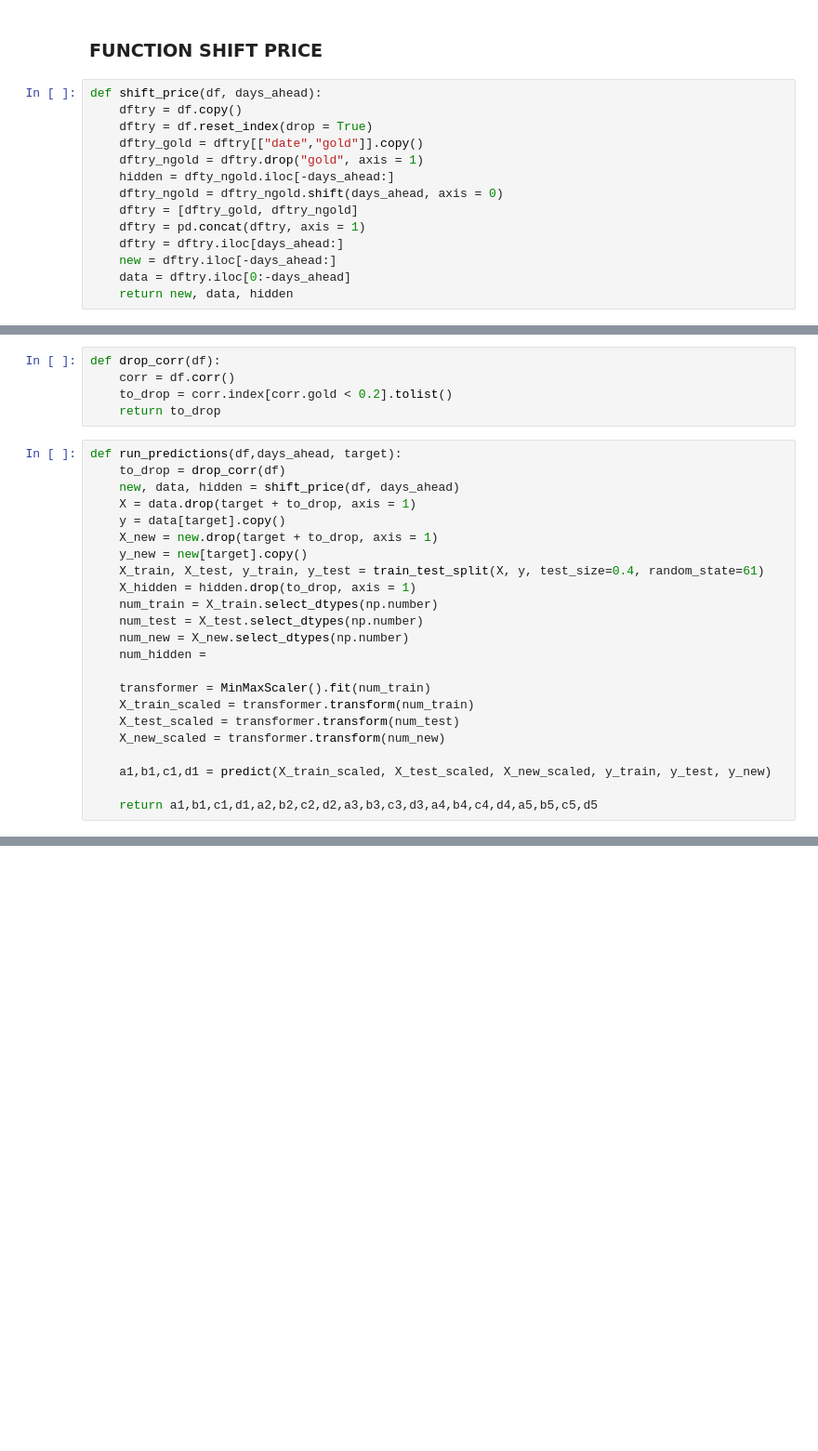
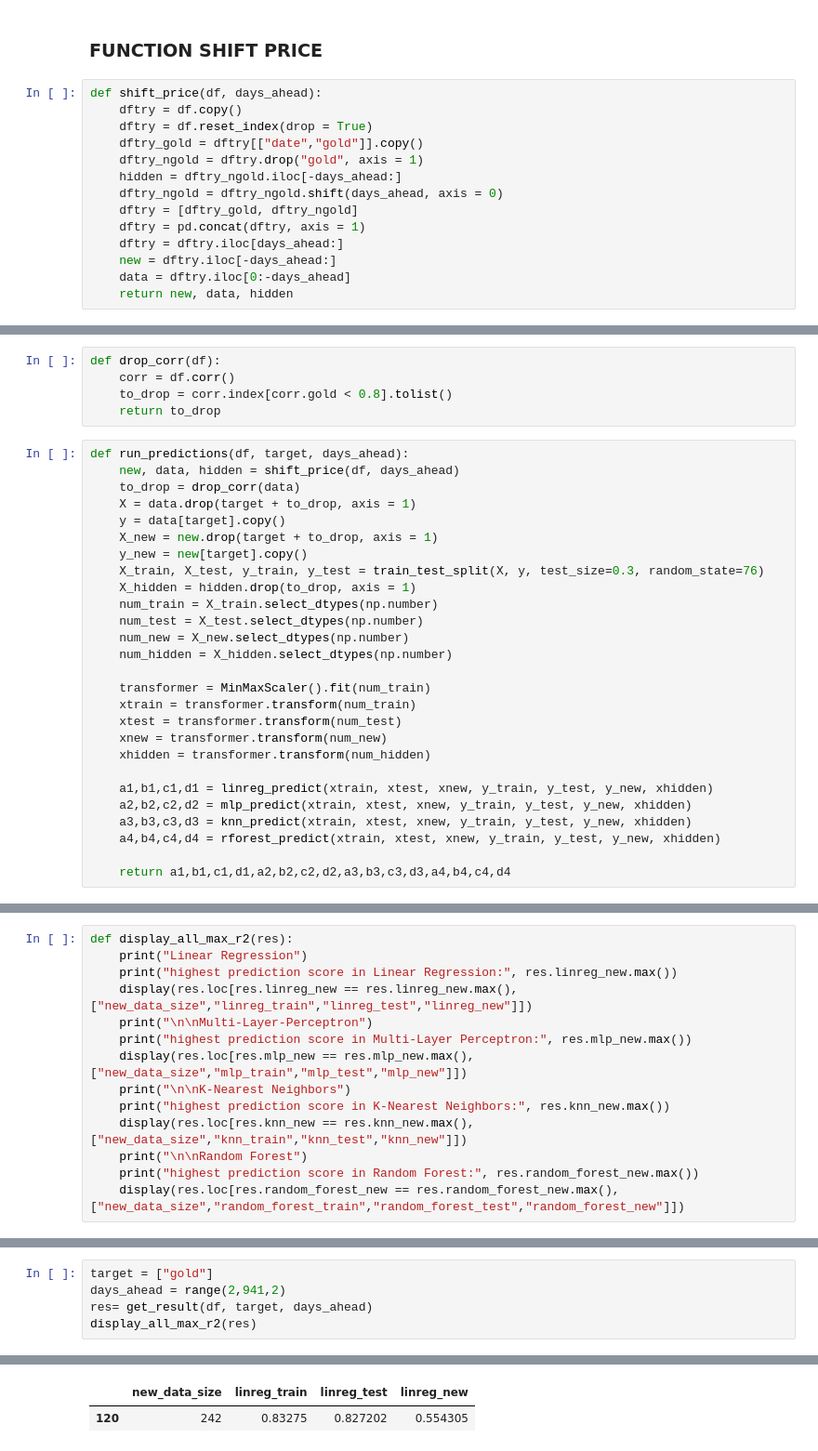
Before and after one commit to mdimasaac/predicting-gold-price, a Jupyter notebook: unfinished extra part - dont open yet/STEP 4.ipynb, the cells around one changed output, grey strips where cells are left out. Shown at 93% size. Cells and saved outputs as stored; diff of their text form; blank space fills up the shorter version.

```diff
--- a/unfinished extra part - dont open yet/STEP 4.ipynb
+++ b/unfinished extra part - dont open yet/STEP 4.ipynb
@@ -34,7 +39,7 @@ def shift_price(df, days_ahead):
     dftry = df.reset_index(drop = True)
     dftry_gold = dftry[["date","gold"]].copy()
     dftry_ngold = dftry.drop("gold", axis = 1)
-    hidden = dfty_ngold.iloc[-days_ahead:]
+    hidden = dftry_ngold.iloc[-days_ahead:]
     dftry_ngold = dftry_ngold.shift(days_ahead, axis = 0)
     dftry = [dftry_gold, dftry_ngold]
     dftry = pd.concat(dftry, axis = 1)
@@ -75,28 +115,32 @@ def predict(model, xtrain, xtest, xnew, ytrain, ytest, ynew, hidden):
 # %%
 def drop_corr(df):
     corr = df.corr()
-    to_drop = corr.index[corr.gold < 0.2].tolist()
+    to_drop = corr.index[corr.gold < 0.8].tolist()
     return to_drop
 # %%
-def run_predictions(df,days_ahead, target):
-    to_drop = drop_corr(df)
+def run_predictions(df, target, days_ahead):
     new, data, hidden = shift_price(df, days_ahead)
+    to_drop = drop_corr(data)
     X = data.drop(target + to_drop, axis = 1)
     y = data[target].copy()
     X_new = new.drop(target + to_drop, axis = 1)
     y_new = new[target].copy()
-    X_train, X_test, y_train, y_test = train_test_split(X, y, test_size=0.4, random_state=61)
+    X_train, X_test, y_train, y_test = train_test_split(X, y, test_size=0.3, random_state=76)
     X_hidden = hidden.drop(to_drop, axis = 1)
     num_train = X_train.select_dtypes(np.number)
     num_test = X_test.select_dtypes(np.number)
     num_new = X_new.select_dtypes(np.number)
-    num_hidden =
+    num_hidden = X_hidden.select_dtypes(np.number)
 
     transformer = MinMaxScaler().fit(num_train)
-    X_train_scaled = transformer.transform(num_train)
-    X_test_scaled = transformer.transform(num_test)
-    X_new_scaled = transformer.transform(num_new)
+    xtrain = transformer.transform(num_train)
+    xtest = transformer.transform(num_test)
+    xnew = transformer.transform(num_new)
+    xhidden = transformer.transform(num_hidden)
 
-    a1,b1,c1,d1 = predict(X_train_scaled, X_test_scaled, X_new_scaled, y_train, y_test, y_new)
+    a1,b1,c1,d1 = linreg_predict(xtrain, xtest, xnew, y_train, y_test, y_new, xhidden)
+    a2,b2,c2,d2 = mlp_predict(xtrain, xtest, xnew, y_train, y_test, y_new, xhidden)
+    a3,b3,c3,d3 = knn_predict(xtrain, xtest, xnew, y_train, y_test, y_new, xhidden)
+    a4,b4,c4,d4 = rforest_predict(xtrain, xtest, xnew, y_train, y_test, y_new, xhidden)
 
-    return a1,b1,c1,d1,a2,b2,c2,d2,a3,b3,c3,d3,a4,b4,c4,d4,a5,b5,c5,d5
+    return a1,b1,c1,d1,a2,b2,c2,d2,a3,b3,c3,d3,a4,b4,c4,d4
@@ -102,0 +225,14 @@ def run_predictions(df,days_ahead, target):
+# %%
+def display_all_max_r2(res):
+    print("Linear Regression")
+    print("highest prediction score in Linear Regression:", res.linreg_new.max())
+    display(res.loc[res.linreg_new == res.linreg_new.max(), ["new_data_size","linreg_train","linreg_test","linreg_new"]])
+    print("\n\nMulti-Layer-Perceptron")
+    print("highest prediction score in Multi-Layer Perceptron:", res.mlp_new.max())
+    display(res.loc[res.mlp_new == res.mlp_new.max(), ["new_data_size","mlp_train","mlp_test","mlp_new"]])
+    print("\n\nK-Nearest Neighbors")
+    print("highest prediction score in K-Nearest Neighbors:", res.knn_new.max())
+    display(res.loc[res.knn_new == res.knn_new.max(), ["new_data_size","knn_train","knn_test","knn_new"]])
+    print("\n\nRandom Forest")
+    print("highest prediction score in Random Forest:", res.random_forest_new.max())
+    display(res.loc[res.random_forest_new == res.random_forest_new.max(), ["new_data_size","random_forest_train","random_forest_test","random_forest_new"]])
@@ -102,0 +241,6 @@ def run_predictions(df,days_ahead, target):
+# %%
+target = ["gold"]
+days_ahead = range(2,941,2)
+res= get_result(df, target, days_ahead)
+display_all_max_r2(res)
+# %% [output]
@@ -102,0 +249,2 @@ def run_predictions(df,days_ahead, target):
+|  | new_data_size | linreg_train | linreg_test | linreg_new |
+| 120 | 242 | 0.83275 | 0.827202 | 0.554305 |
```
Also changed, not shown: parts of 13 cells of this notebook, 4 other files.
